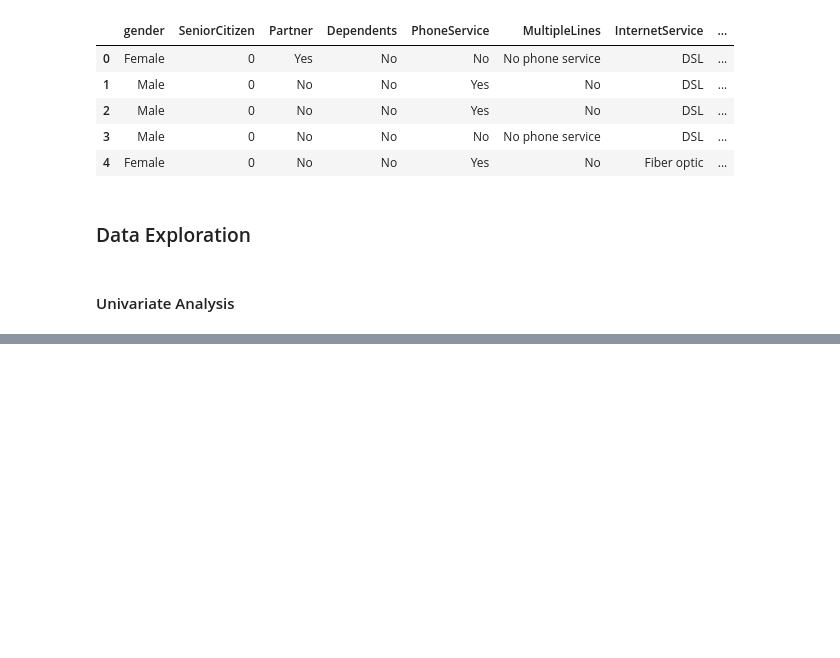
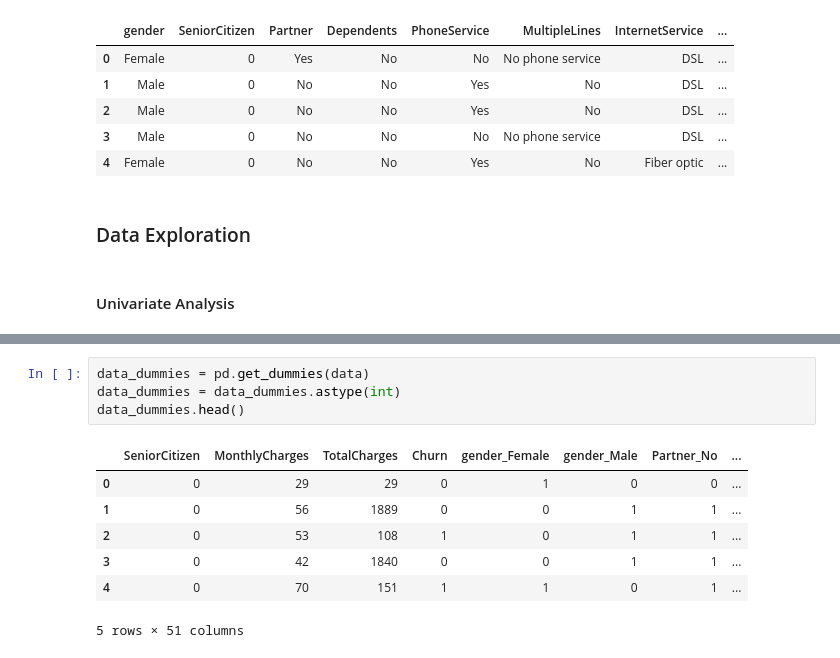
Before and after one commit to Harsh21S/Customer-churn-analysis, a Jupyter notebook: notebook.ipynb, the cells around one changed output, grey strips where cells are left out. Cells and saved outputs as stored; diff of their text form; blank space fills up the shorter version.

```diff
--- a/notebook.ipynb
+++ b/notebook.ipynb
@@ -265,0 +277,12 @@ for i, predictors in enumerate(data.drop(columns=['Churn', 'TotalCharges','Month
+# %%
+data_dummies = pd.get_dummies(data)
+data_dummies = data_dummies.astype(int)
+data_dummies.head()
+# %% [output]
+|  | SeniorCitizen | MonthlyCharges | TotalCharges | Churn | gender_Female | gender_Male | Partner_No | ... |
+| 0 | 0 | 29 | 29 | 0 | 1 | 0 | 0 | ... |
+| 1 | 0 | 56 | 1889 | 0 | 0 | 1 | 1 | ... |
+| 2 | 0 | 53 | 108 | 1 | 0 | 1 | 1 | ... |
+| 3 | 0 | 42 | 1840 | 0 | 0 | 1 | 1 | ... |
+| 4 | 0 | 70 | 151 | 1 | 1 | 0 | 1 | ... |
+5 rows × 51 columns
```
Also changed, not shown: parts of 5 cells of this notebook.
